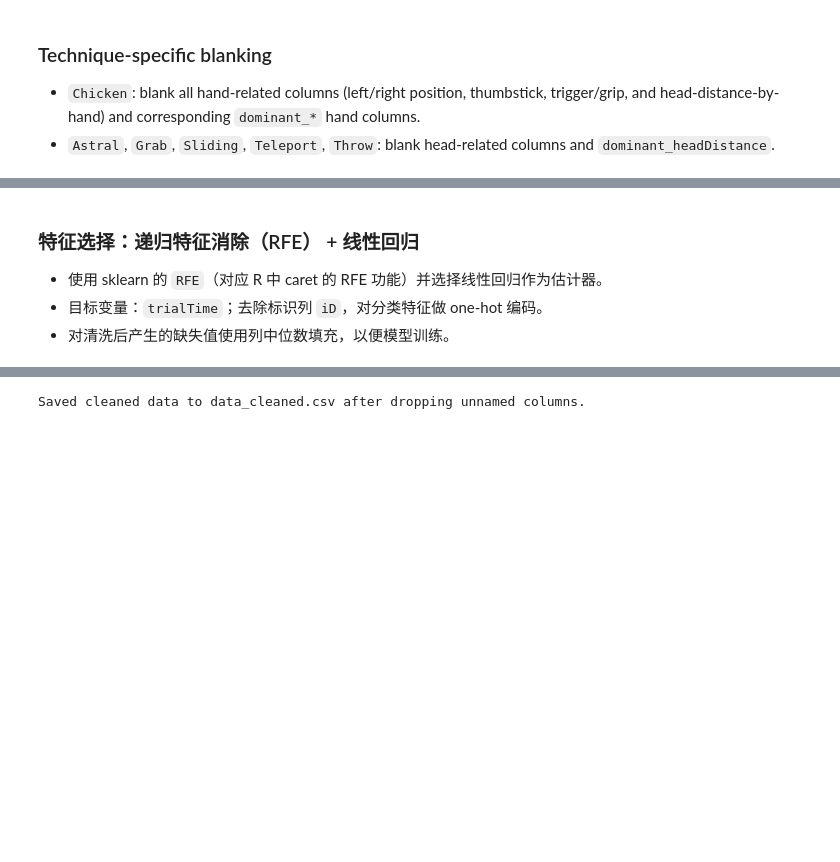
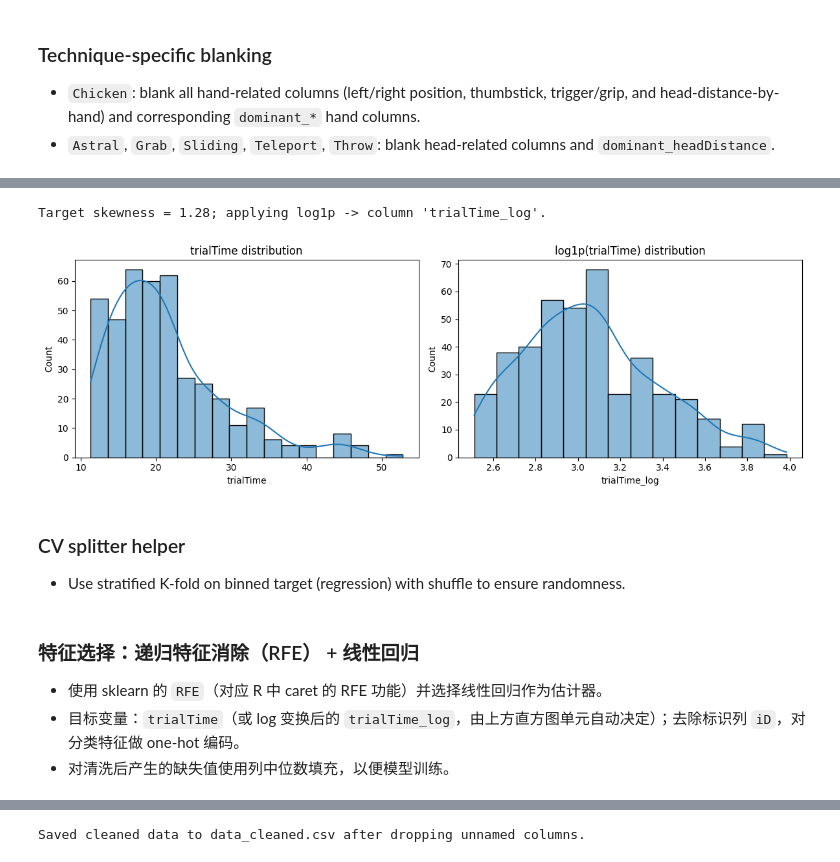
Before and after one commit to A-l-an/IOTA5002-Data-driven-Modeling-Final, a Jupyter notebook: data_cleaning.ipynb, the cells around one changed output, grey strips where cells are left out. Cells and saved outputs as stored; diff of their text form; code cells hidden in the pictures; blank space fills up the shorter version.

```diff
--- a/data_cleaning.ipynb
+++ b/data_cleaning.ipynb
@@ -194,0 +207,36 @@ Dropped 7 unnamed column(s): ['Unnamed: 26', 'Unnamed: 27', 'Unnamed: 28', 'Unna
+# %%
+import seaborn as sns
+import matplotlib.pyplot as plt
+
+target_raw = clean_df["trialTime"].dropna()
+skew_val = target_raw.skew()
+log_transform = skew_val > 1.0
+
+target_col_name = "trialTime"
+if log_transform:
+    target_col_name = "trialTime_log"
+    clean_df[target_col_name] = np.log1p(clean_df["trialTime"])
+    print(f"Target skewness = {skew_val:.2f}; applying log1p -> column '{target_col_name}'.")
+else:
+    print(f"Target skewness = {skew_val:.2f}; no log transform applied.")
+
+fig, axes = plt.subplots(1, 2 if log_transform else 1, figsize=(12, 4))
+axes = axes if isinstance(axes, (list, np.ndarray)) else [axes]
+
+sns.histplot(target_raw, kde=True, ax=axes[0])
+axes[0].set_title("trialTime distribution")
+axes[0].set_xlabel("trialTime")
+
+if log_transform:
+    sns.histplot(clean_df[target_col_name].dropna(), kde=True, ax=axes[1])
+    axes[1].set_title("log1p(trialTime) distribution")
+    axes[1].set_xlabel(target_col_name)
+
+plt.tight_layout()
+plt.show()
+# %% [output]
+Target skewness = 1.28; applying log1p -> column 'trialTime_log'.
+[figure, added]
+# %% [markdown]
+### CV splitter helper
+- Use stratified K-fold on binned target (regression) with shuffle to ensure randomness.
@@ -195,7 +251,7 @@ Dropped 7 unnamed column(s): ['Unnamed: 26', 'Unnamed: 27', 'Unnamed: 28', 'Unna
 # %% [markdown]
 ### 特征选择：递归特征消除（RFE） + 线性回归
 - 使用 sklearn 的 `RFE`（对应 R 中 caret 的 RFE 功能）并选择线性回归作为估计器。
-- 目标变量：`trialTime`；去除标识列 `iD`，对分类特征做 one-hot 编码。
+- 目标变量：`trialTime`（或 log 变换后的 `trialTime_log`，由上方直方图单元自动决定）；去除标识列 `iD`，对分类特征做 one-hot 编码。
 - 对清洗后产生的缺失值使用列中位数填充，以便模型训练。
 # %%
 from sklearn.feature_selection import RFE
```
Also changed, not shown: parts of 21 cells of this notebook, 2 other files.
